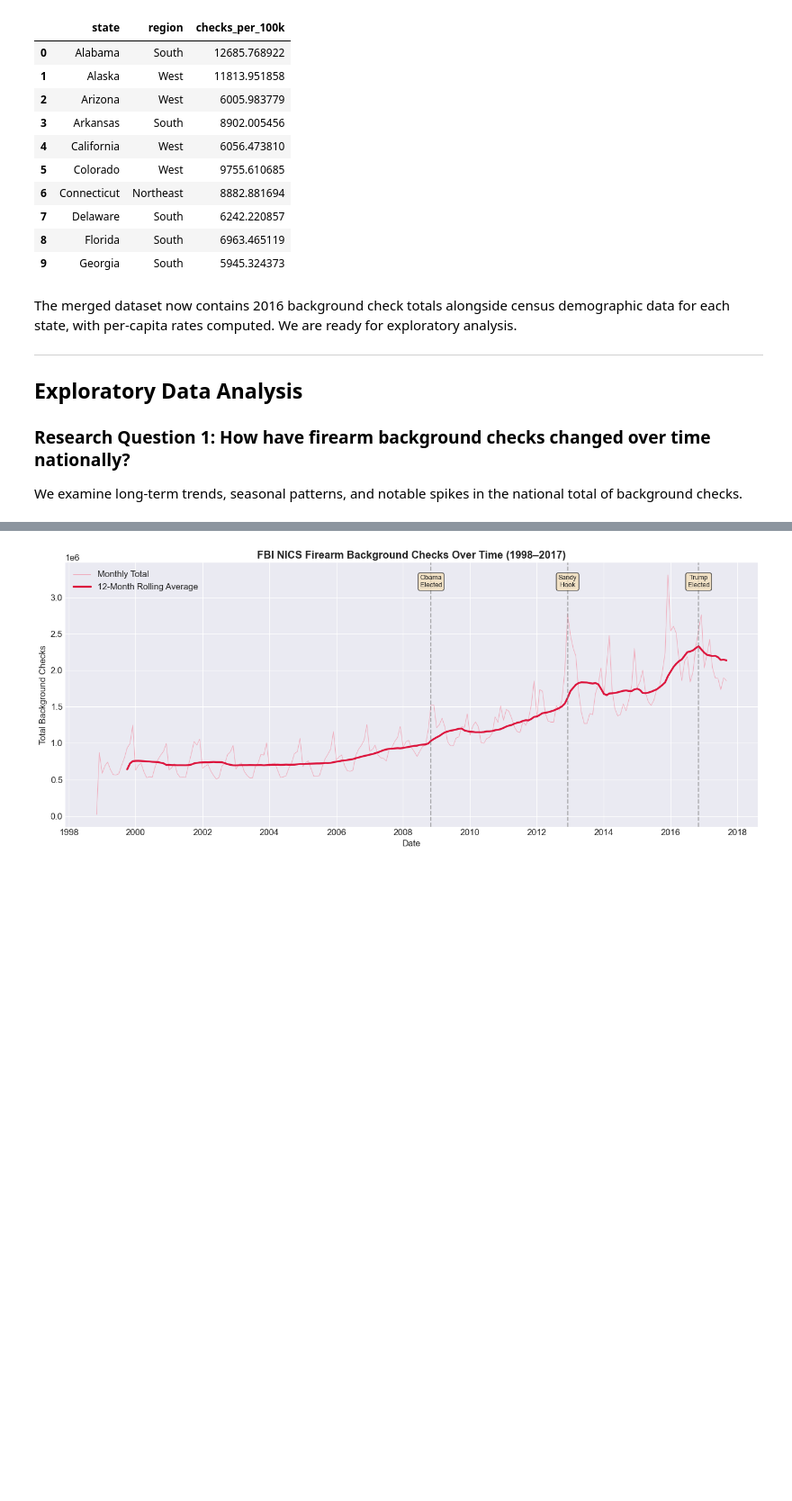
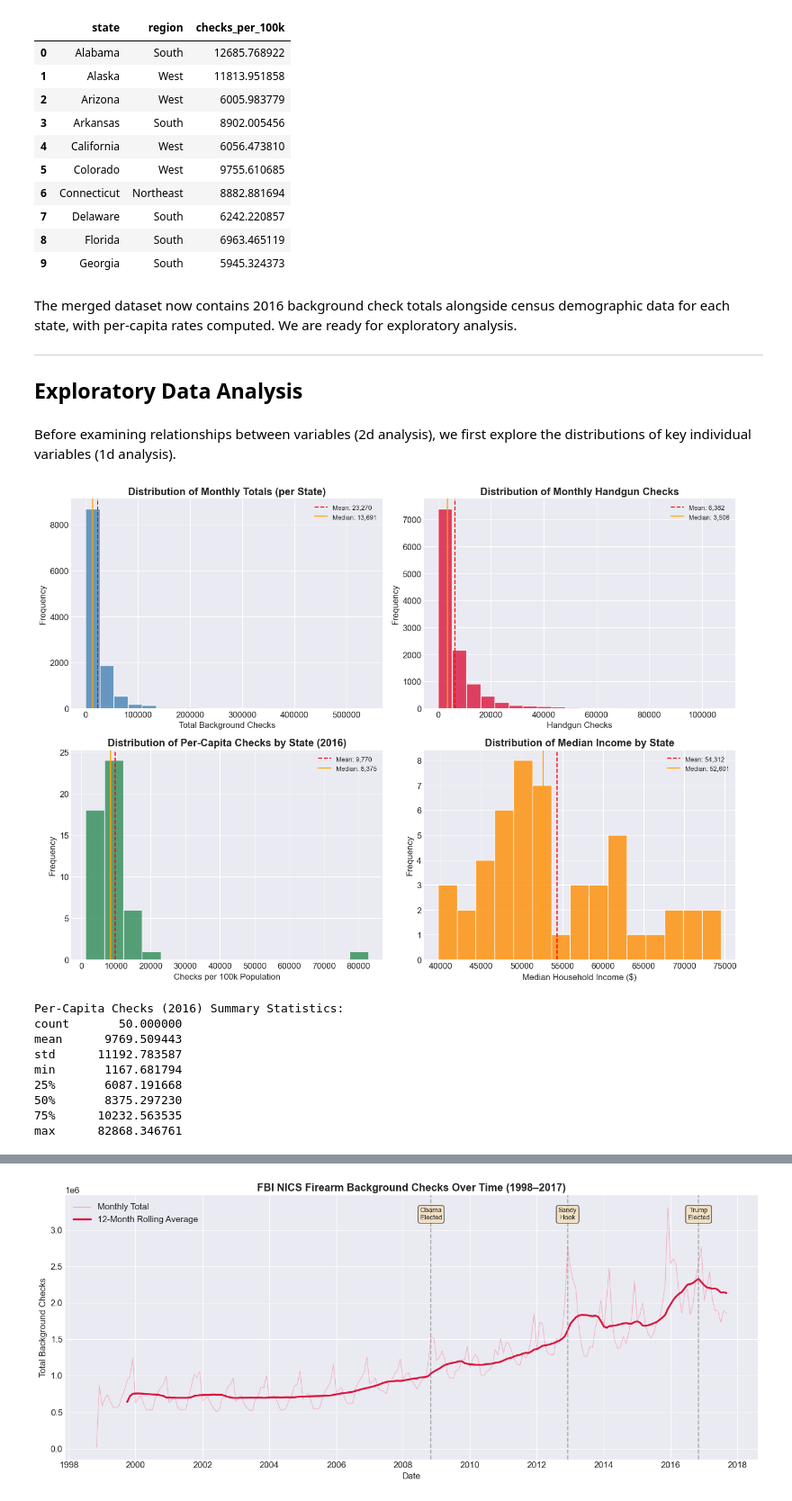
Before and after one commit to trwilcoxson/investigate-a-dataset, a Jupyter notebook: Investigate_a_Dataset.ipynb, the cells around one changed output, grey strips where cells are left out. Shown at 90% size. Drawn from its saved outputs; the diff is of its cells as text; code cells hidden in the pictures; blank space fills up the shorter version.

```diff
--- a/Investigate_a_Dataset.ipynb
+++ b/Investigate_a_Dataset.ipynb
@@ -437,7 +484,44 @@ The merged dataset now contains 2016 background check totals alongside census de
 
 <a id='eda'></a>
 ## Exploratory Data Analysis
-
-### Research Question 1: How have firearm background checks changed over time nationally?
-
-We examine long-term trends, seasonal patterns, and notable spikes in the national total of background checks.
+# %% [markdown]
+Before examining relationships between variables (2d analysis), we first explore the distributions of key individual variables (1d analysis).
+# %%
+# 1d Exploration: Distribution of key variables using reusable plot_distribution function
+fig, axes = plt.subplots(2, 2, figsize=(14, 10))
+
+# Distribution of total checks per state-month
+plot_distribution(axes[0, 0], gun_df['totals'],
+                  'Total Background Checks', 'Distribution of Monthly Totals (per State)')
+
+# Distribution of handgun checks per state-month
+plot_distribution(axes[0, 1], gun_df['handgun'],
+                  'Handgun Checks', 'Distribution of Monthly Handgun Checks', color='crimson')
+
+# Distribution of per-capita checks across states (2016)
+plot_distribution(axes[1, 0], merged_df['checks_per_100k'],
+                  'Checks per 100k Population', 'Distribution of Per-Capita Checks by State (2016)',
+                  color='seagreen', bins=15)
+
+# Distribution of median household income across states
+plot_distribution(axes[1, 1], merged_df['median_income'],
+                  'Median Household Income ($)', 'Distribution of Median Income by State',
+                  color='darkorange', bins=15)
+
+plt.tight_layout()
+plt.show()
+
+# Key descriptive statistics
+print('Per-Capita Checks (2016) Summary Statistics:')
+print(merged_df['checks_per_100k'].describe().to_string())
+# %% [output]
+[figure, added]
+Per-Capita Checks (2016) Summary Statistics:
+count       50.000000
+mean      9769.509443
+std      11192.783587
+min       1167.681794
+25%       6087.191668
+50%       8375.297230
+75%      10232.563535
+max      82868.346761
```
Also changed, not shown: parts of 6 cells of this notebook, 2 other files.
